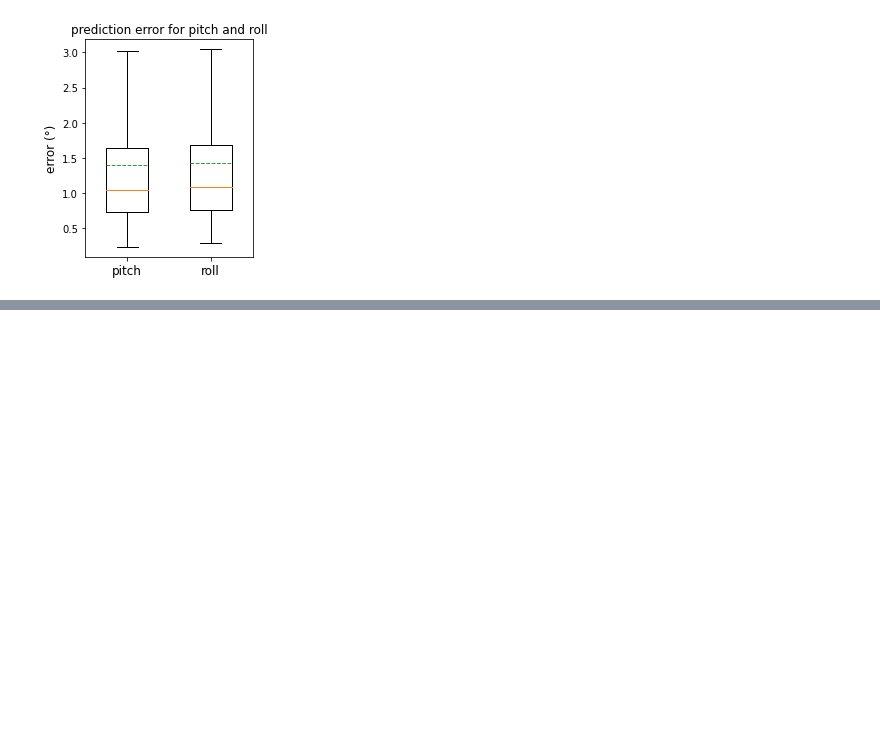
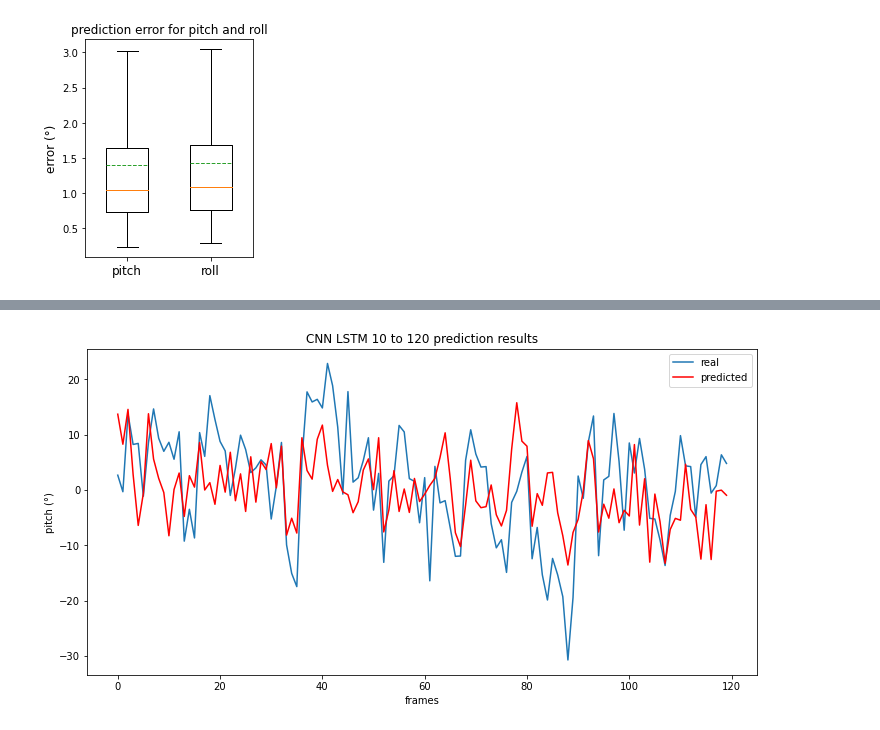
Before and after one commit to lancedw/3D-state-prediction-for-surface-vessels-using-IMU-data-and-images, a Jupyter notebook: code/notebooks/train_notebooks/cnn-lstm_img.ipynb, the cells around one changed output, grey strips where cells are left out. Saved outputs shown, nothing was run; the diff lists cells and outputs as text; code cells hidden in the pictures; blank space fills up the shorter version.

Commit message:
dots results

```diff
--- a/code/notebooks/train_notebooks/cnn-lstm_img.ipynb
+++ b/code/notebooks/train_notebooks/cnn-lstm_img.ipynb
@@ -974,0 +994,12 @@ plt.savefig(f'{RESULT_FOLDER}/error_boxplot_{FRAMES_IN}in_{FRAMES_OUT}out_epochs
+# %%
+dotted = []
+for index in range(10):
+    img = cv2.imread(filename + str(index) + ".png")
+    img = norm_pixel(img)
+    dotted.append(torch.Tensor(img))
+
+stack = torch.stack(dotted)
+stack = stack.permute(0,3,1,2)
+stack = stack.unsqueeze(0)
+stack = stack.cuda()
+stack.shape
@@ -974,0 +1008,21 @@ plt.savefig(f'{RESULT_FOLDER}/error_boxplot_{FRAMES_IN}in_{FRAMES_OUT}out_epochs
+# %%
+with torch.no_grad():
+    y_pred = loaded_model(stack.squeeze(1))
+    loss = criterion(y_pred, y_test)
+
+    # clean up tensor and round results to visually compare predicted sequence
+    a = y_pred.squeeze(0)[0].tolist()
+    a = [round(num, 4) for num in a]
+
+    b = y_test.squeeze(0)[0].tolist()
+    b = [round(num, 4) for num in b]
+
+    print(f'predicted pitch: {a}\nreal pitch:\t {b}')
+    print("loss:", round(loss.item(), 6))
+
+# squeeze out batch size and convert into cpu format for plotting
+x_test.squeeze(0).shape
+input_sequence = x_test.squeeze(0).cpu()
+output_sequence = y_test.squeeze(0).cpu()
+predicted_sequence = y_pred.squeeze(0).cpu()
+input_sequence.shape, output_sequence.shape, predicted_sequence.shape
@@ -974,0 +1034,13 @@ plt.savefig(f'{RESULT_FOLDER}/error_boxplot_{FRAMES_IN}in_{FRAMES_OUT}out_epochs
+# %%
+frames = np.arange(0,FRAMES_OUT)
+fig, ax = plt.subplots(figsize=(12, 6))
+ax.plot(output_sequence[0].apply_(denorm_pr), label="real")
+ax.plot(predicted_sequence[0].apply_(denorm_pr), color="red", label='predicted')
+ax.set_xlabel('frames')
+ax.set_ylabel('pitch (°)')
+ax.set_title(f'CNN LSTM {FRAMES_IN} to {FRAMES_OUT} prediction results')
+plt.legend()
+plt.savefig(f'{RESULT_FOLDER}/dots_pitch-prediction_{FRAMES_IN}in_{FRAMES_OUT}out_epochs{NUM_EPOCHS}', bbox_inches='tight')
+plt.show()
+# %% [output]
+[figure, added]
```
Also changed, not shown: parts of 4 cells of this notebook, 2 other files.
